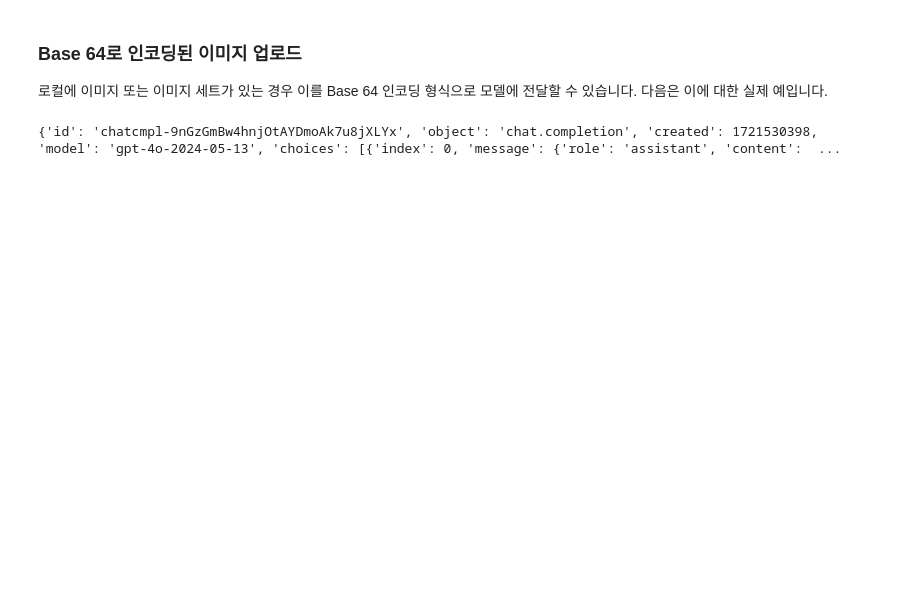
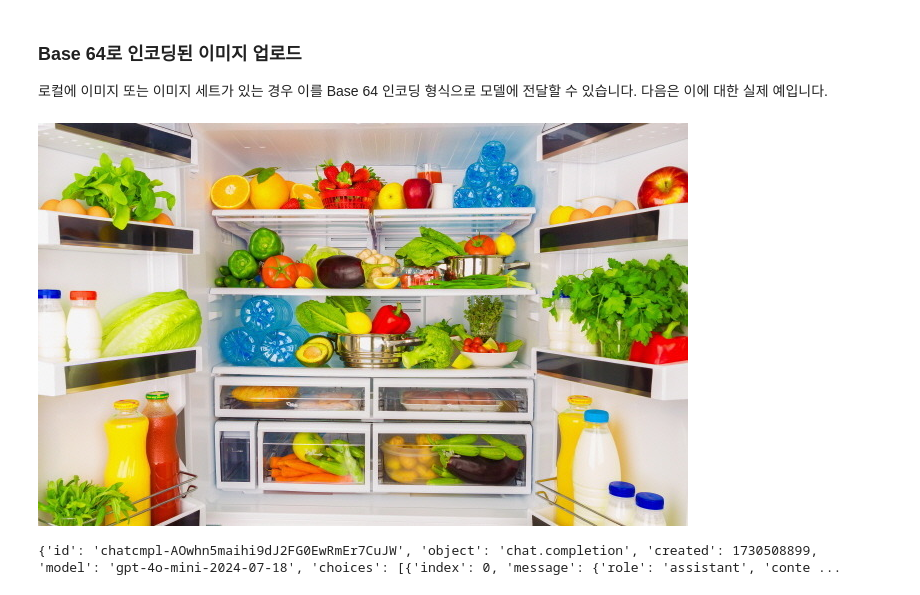
Before and after one commit to ironmanciti/Generative_AI_4Days, a Jupyter notebook: 321_Chat_Completion_Vision.ipynb, the cells around one changed output. Cells and saved outputs as stored; diff of their text form; code cells hidden in the pictures; blank space fills up the shorter version.

```diff
--- a/321_Chat_Completion_Vision.ipynb
+++ b/321_Chat_Completion_Vision.ipynb
@@ -67,21 +70,26 @@ print(response.choices[0].message.content)
 # %% [markdown]
 ### Base 64로 인코딩된 이미지 업로드
 로컬에 이미지 또는 이미지 세트가 있는 경우 이를 Base 64 인코딩 형식으로 모델에 전달할 수 있습니다. 다음은 이에 대한 실제 예입니다.
+# %%
+import base64
+import requests
+from IPython.display import Image, display
+
+# Function to encode the image
+def encode_image(image_path):
+  with open(image_path, "rb") as image_file:
+    return base64.b64encode(image_file.read()).decode('utf-8')
+
+# Path to your image
+image_path = "data/냉장고내용물.jpg"
+
+# Getting the base64 string
+base64_image = encode_image(image_path)
+
+display(Image(filename=image_path))
+# %% [output]
+[figure, added]
 # %%
-import base64
-import requests
-
-# Function to encode the image
-def encode_image(image_path):
-  with open(image_path, "rb") as image_file:
-    return base64.b64encode(image_file.read()).decode('utf-8')
-
-# Path to your image
-image_path = "data/냉장고내용물.jpg"
-
-# Getting the base64 string
-base64_image = encode_image(image_path)
-
 headers = {
   "Content-Type": "application/json",
   "Authorization": f"Bearer {os.environ['OPENAI_API_KEY']}"
@@ -113,7 +121,7 @@ response = requests.post("https://api.openai.com/v1/chat/completions", headers=h
 
 print(response.json())
 # %% [output]
-{'id': 'chatcmpl-9nGzGmBw4hnjOtAYDmoAk7u8jXLYx', 'object': 'chat.completion', 'created': 1721530398, 'model': 'gpt-4o-2024-05-13', 'choices': [{'index': 0, 'message': {'role': 'assistant', 'content':  ...
+{'id': 'chatcmpl-AOwhn5maihi9dJ2FG0EwRmEr7CuJW', 'object': 'chat.completion', 'created': 1730508899, 'model': 'gpt-4o-mini-2024-07-18', 'choices': [{'index': 0, 'message': {'role': 'assistant', 'conte ...
 # %%
 res = response.json()
 res['choices'][0]['message']['content']
```
Also changed, not shown: parts of 7 cells of this notebook, 26 other files.
